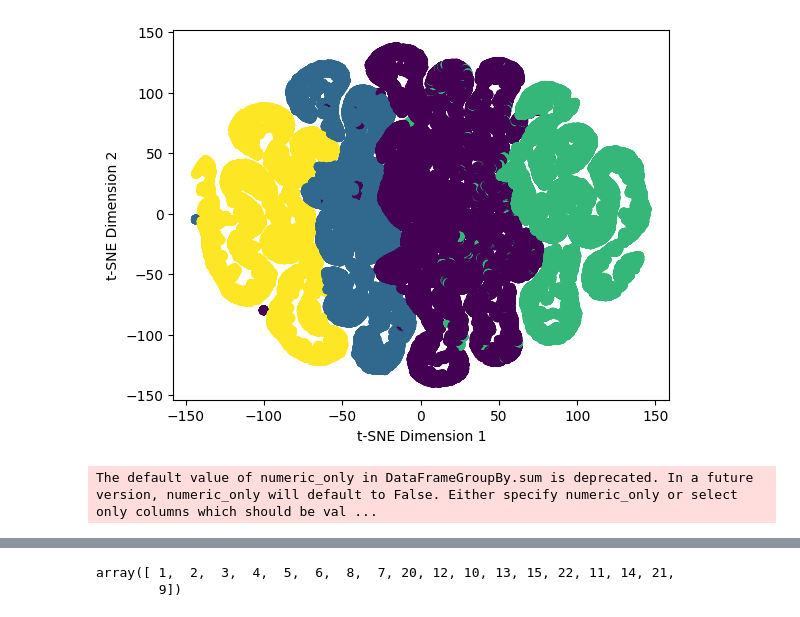
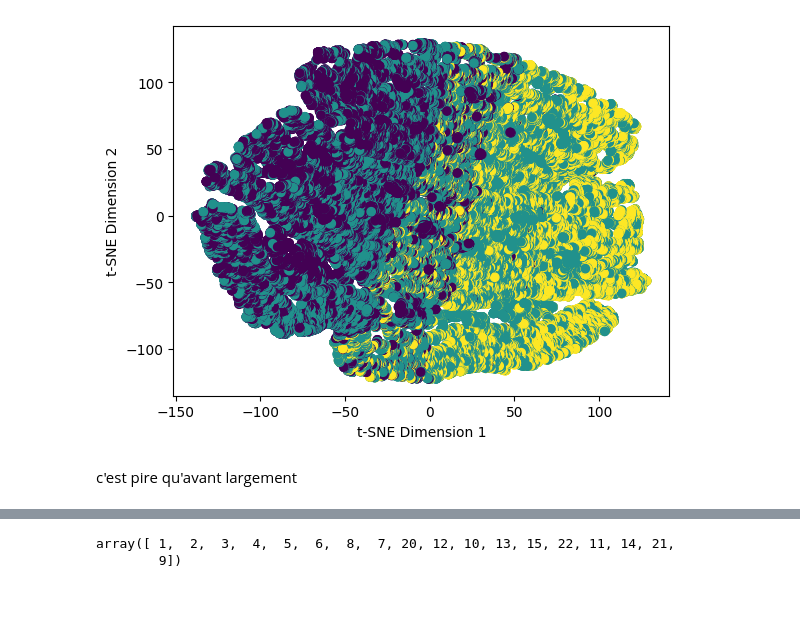
Before and after one commit to kamelben9/Brief-Clustering, a Jupyter notebook: modelisation.ipynb, the cells around one changed output, grey strips where cells are left out. Cells and saved outputs as stored; diff of their text form; code cells hidden in the pictures.

```diff
--- a/modelisation.ipynb
+++ b/modelisation.ipynb
@@ -202,7 +187,4 @@ Index(['Unnamed: 0', 'customer_id', 'order_approved_at_x',
       dtype='object')
-# %%
-for i in categorical_columns:
-    data = data.drop(i,axis =1)
 # %%
 float_columns = data.select_dtypes(include=['float']).columns.tolist()
 int32_columns = data.select_dtypes(include=['int32']).columns.tolist()
@@ -236,3 +219,8 @@ data = data_elbow
+# %%
+df = data_elbow
+# changer en df
+# %%
+df = df.dropna()
 # %%
 from sklearn.cluster import KMeans
 from kneed import KneeLocator
@@ -304,7 +262,7 @@ from sklearn.cluster import KMeans
 wcss = []
 for i in range(1, 11):
     kmeans = KMeans(n_clusters=i, init="k-means++", max_iter=300, n_init=10, random_state=0)
-    kmeans.fit(data)
+    kmeans.fit(df)
     wcss.append(kmeans.inertia_)
 
 # Plot the WCSS versus number of clusters
@@ -318,27 +296,26 @@ plt.show()
 # %%
 from sklearn.manifold import TSNE
 
 # create the t-SNE object with the desired parameters
 tsne = TSNE()
 
 # fit and transform the data
-reduced_data = tsne.fit_transform(data)
+reduced_data = tsne.fit_transform(df)
 
 # plot the transformed data
-plt.scatter(reduced_data[:, 0], reduced_data[:, 1], c=data["cluster"], cmap="viridis")
+plt.scatter(reduced_data[:, 0], reduced_data[:, 1], c=df["cluster"], cmap="viridis")
 plt.xlabel("t-SNE Dimension 1")
 plt.ylabel("t-SNE Dimension 2")
 plt.show()
+# T-SNE
 # %% [output]
-[figure, old version]
+[figure, new version]
+# %% [markdown]
+c'est pire qu'avant largement
 # %%
 dfa = pd.read_csv("data_analys.csv")
 # %%
 dfa["dummy"] = 1
-# %%
-dfe = dfa.groupby(dfa.order_id_y).sum().reset_index()
-# %% [output]
-The default value of numeric_only in DataFrameGroupBy.sum is deprecated. In a future version, numeric_only will default to False. Either specify numeric_only or select only columns which should be val ...
 # %%
 dfe.drop_duplicates()
 # %% [output]
```
Also changed, not shown: parts of 21 cells of this notebook, 4 other files.
